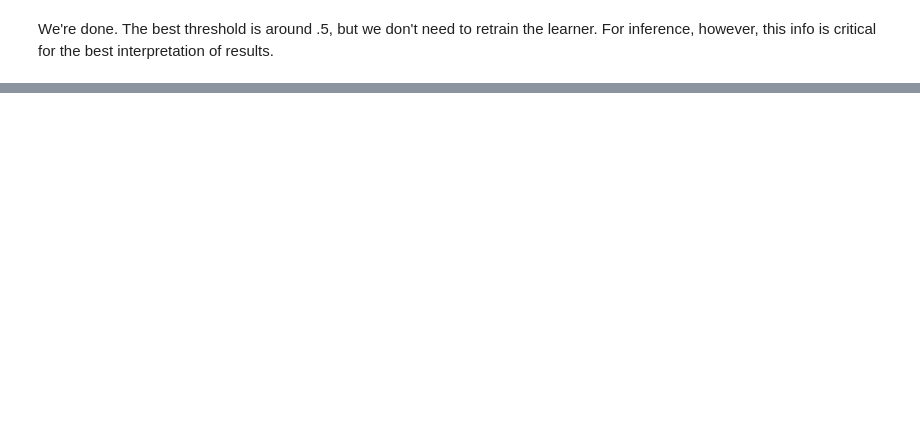
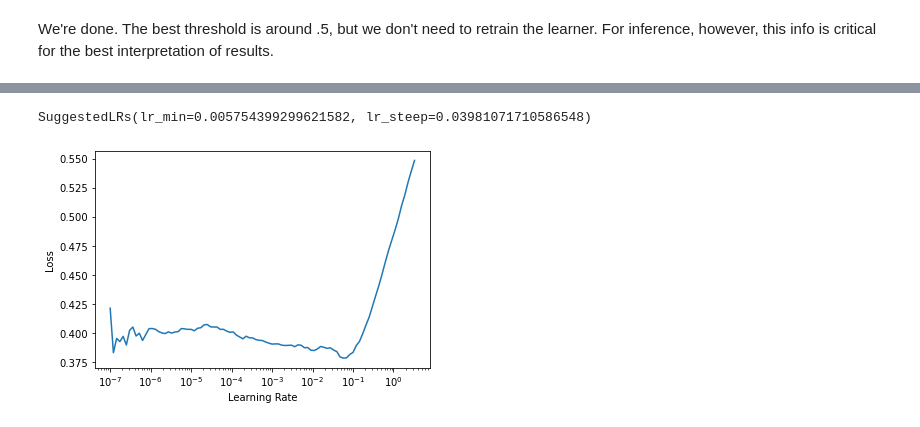
Before and after one commit to mccallion/rory, a Jupyter notebook: _20210125_06_multicat_review.ipynb, the cells around one changed output, grey strips where cells are left out. Saved outputs shown, nothing was run; the diff lists cells and outputs as text; code cells hidden in the pictures; blank space fills up the shorter version.

```diff
--- a/_20210125_06_multicat_review.ipynb
+++ b/_20210125_06_multicat_review.ipynb
@@ -270,0 +336,2 @@ We're done. The best threshold is around .5, but we don't need to retrain the le
+# %%
+learn = cnn_learner(dls, resnet18, y_range=(-1,1)) # y_range adds a sigmoid
@@ -270,0 +342,3 @@ We're done. The best threshold is around .5, but we don't need to retrain the le
+# %%
+learn.lr_find()
+# %% [output]
@@ -270,0 +346,2 @@ We're done. The best threshold is around .5, but we don't need to retrain the le
+SuggestedLRs(lr_min=0.005754399299621582, lr_steep=0.03981071710586548)
+[figure, added]
```
Also changed, not shown: parts of 34 cells of this notebook, 2 other files.
